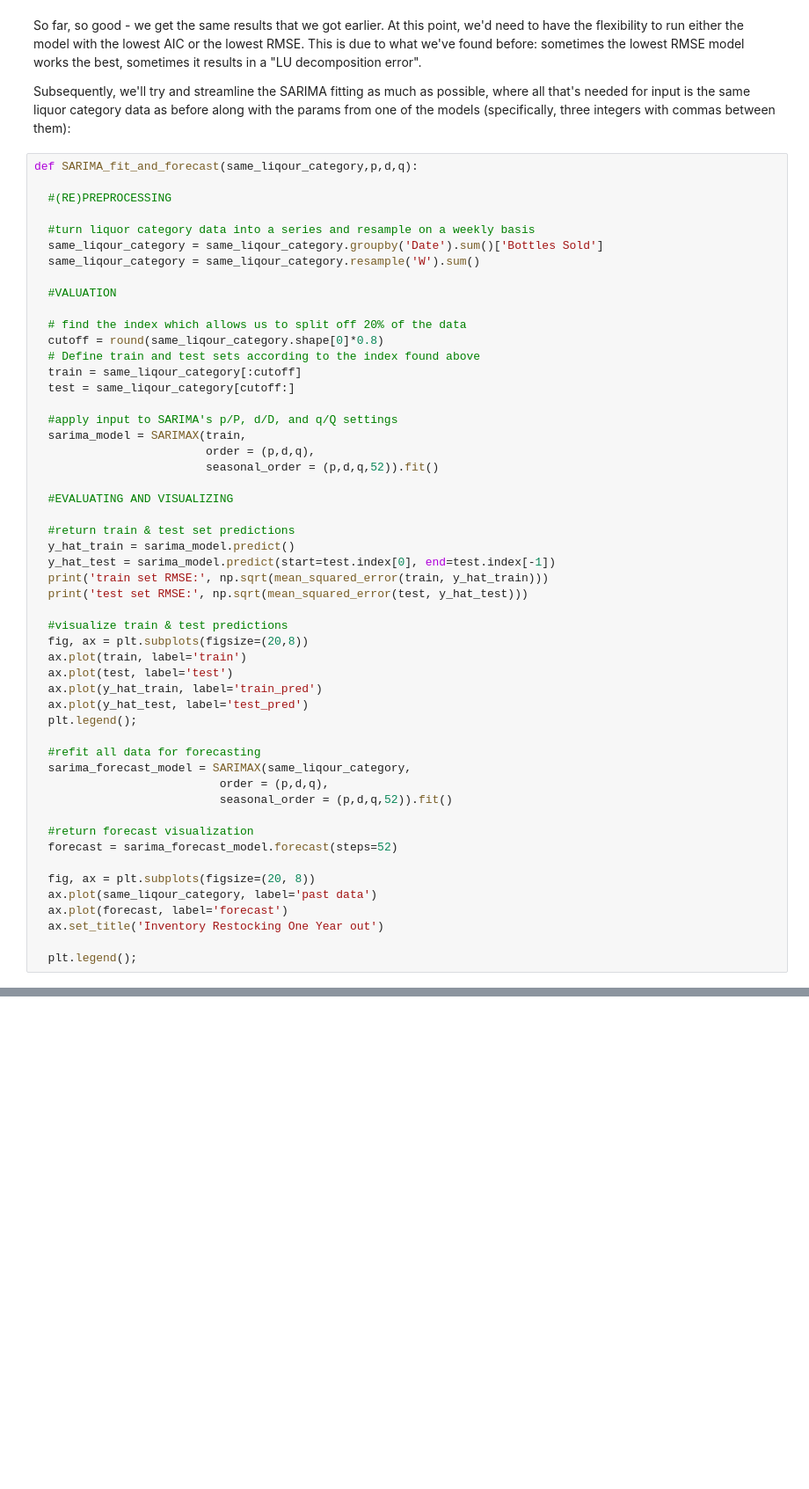
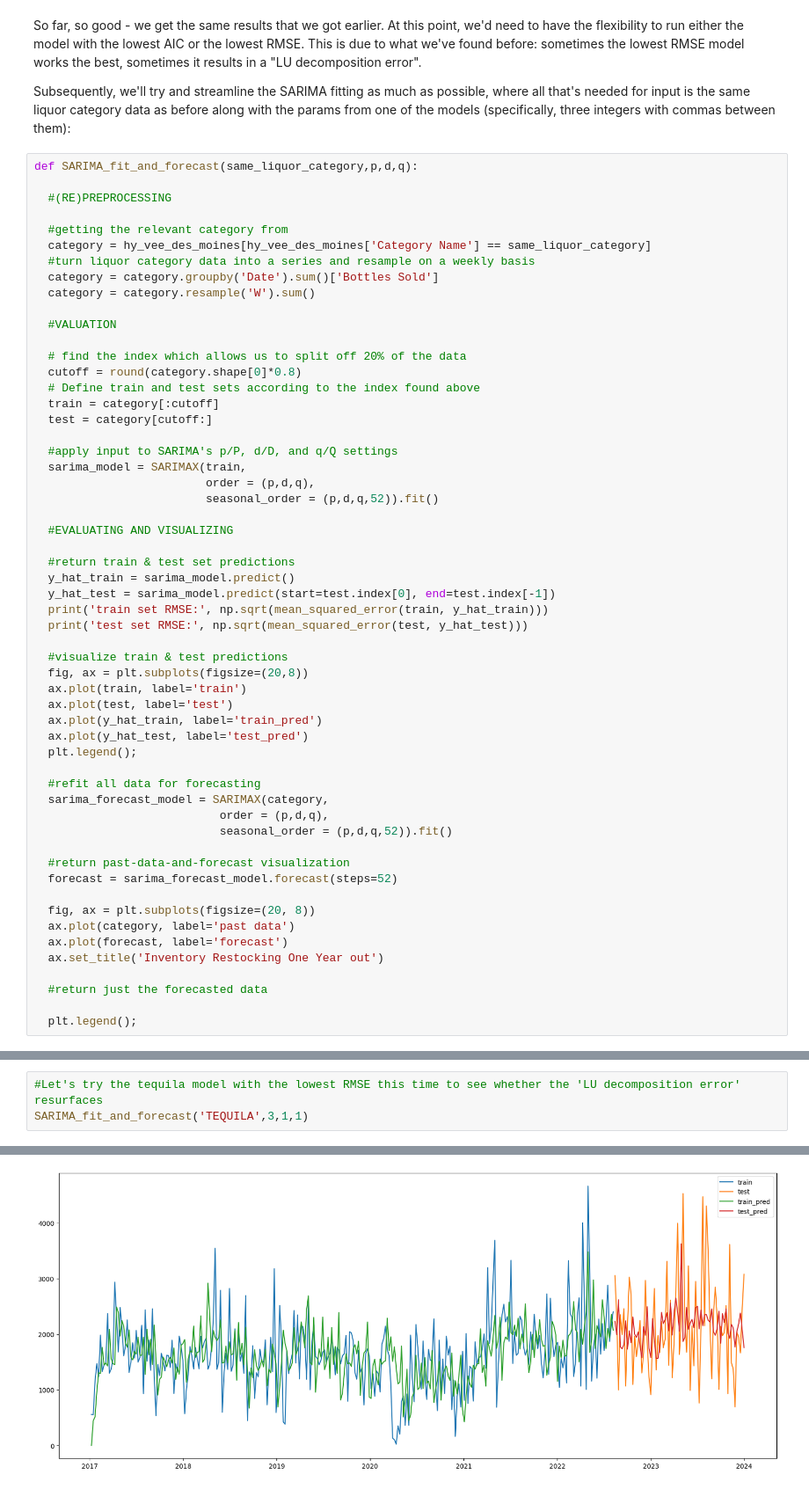
Before and after one commit to joeldmott/inventory_project, a Jupyter notebook: inventory_restocking_project.ipynb, the cells around one changed output, grey strips where cells are left out. Shown at 88% size. Cells and saved outputs as stored; diff of their text form; blank space fills up the shorter version.

```diff
--- a/inventory_restocking_project.ipynb
+++ b/inventory_restocking_project.ipynb
@@ -1084,21 +1118,23 @@ So far, so good - we get the same results that we got earlier. At this point, we
 
 Subsequently, we'll try and streamline the SARIMA fitting as much as possible, where all that's needed for input is the same liquor category data as before along with the params from one of the models (specifically, three integers with commas between them):
 # %%
-def SARIMA_fit_and_forecast(same_liqour_category,p,d,q):
+def SARIMA_fit_and_forecast(same_liquor_category,p,d,q):
 
   #(RE)PREPROCESSING
 
+  #getting the relevant category from
+  category = hy_vee_des_moines[hy_vee_des_moines['Category Name'] == same_liquor_category]
   #turn liquor category data into a series and resample on a weekly basis
-  same_liqour_category = same_liqour_category.groupby('Date').sum()['Bottles Sold']
-  same_liqour_category = same_liqour_category.resample('W').sum()
+  category = category.groupby('Date').sum()['Bottles Sold']
+  category = category.resample('W').sum()
 
   #VALUATION
 
   # find the index which allows us to split off 20% of the data
-  cutoff = round(same_liqour_category.shape[0]*0.8)
+  cutoff = round(category.shape[0]*0.8)
   # Define train and test sets according to the index found above
-  train = same_liqour_category[:cutoff]
-  test = same_liqour_category[cutoff:]
+  train = category[:cutoff]
+  test = category[cutoff:]
 
   #apply input to SARIMA's p/P, d/D, and q/Q settings
   sarima_model = SARIMAX(train,
@@ -1122,17 +1158,19 @@ def SARIMA_fit_and_forecast(same_liqour_category,p,d,q):
   plt.legend();
 
   #refit all data for forecasting
-  sarima_forecast_model = SARIMAX(same_liqour_category,
+  sarima_forecast_model = SARIMAX(category,
                            order = (p,d,q),
                            seasonal_order = (p,d,q,52)).fit()
 
-  #return forecast visualization
+  #return past-data-and-forecast visualization
   forecast = sarima_forecast_model.forecast(steps=52)
 
   fig, ax = plt.subplots(figsize=(20, 8))
-  ax.plot(same_liqour_category, label='past data')
+  ax.plot(category, label='past data')
   ax.plot(forecast, label='forecast')
   ax.set_title('Inventory Restocking One Year out')
 
+  #return just the forecasted data
+
   plt.legend();
 # %%
@@ -1143,0 +1190,4 @@ test set RMSE: 1031.727857788516
+# %%
+#Let's try the tequila model with the lowest RMSE this time to see whether the 'LU decomposition error' resurfaces
+SARIMA_fit_and_forecast('TEQUILA',3,1,1)
+# %% [output]
@@ -1143,0 +1196 @@ test set RMSE: 1031.727857788516
+[figure, added]
```
Also changed, not shown: parts of 15 cells of this notebook.
